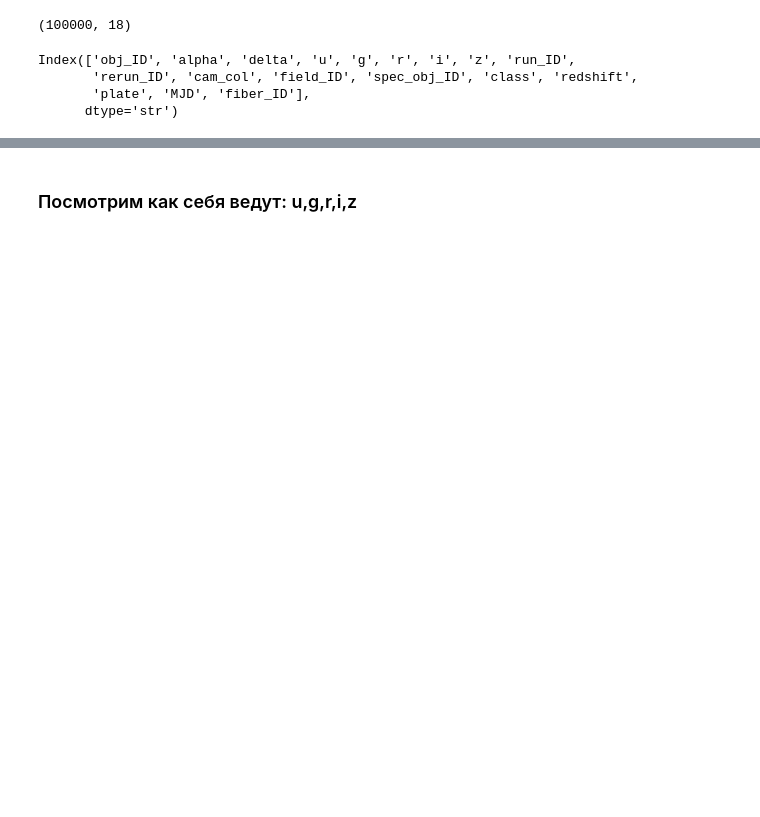
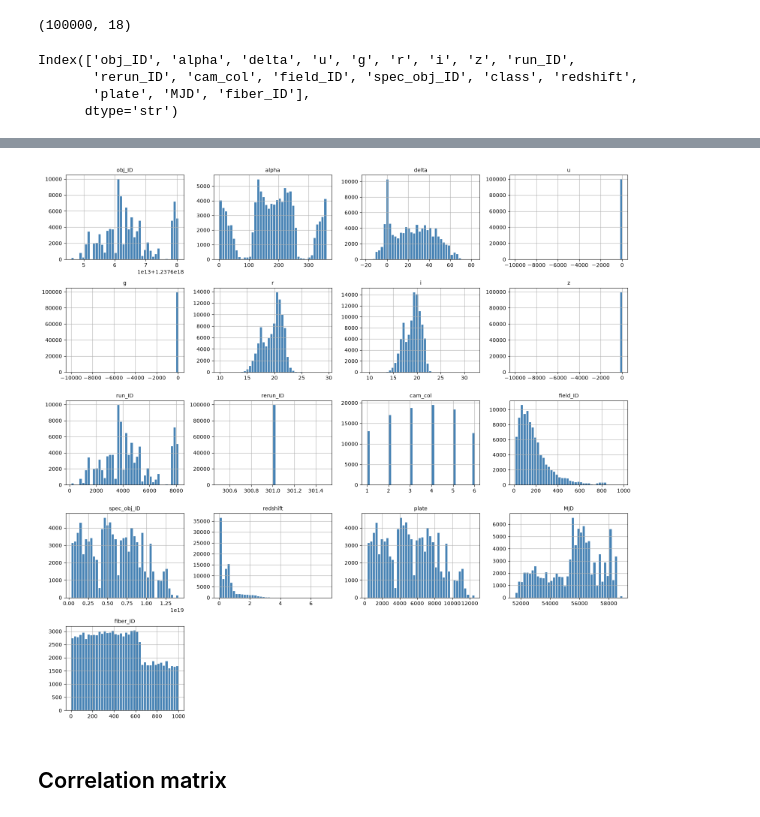
Before and after one commit to kusakabeka/ml-start-practice, a Jupyter notebook: seminar-01-sdss-classification/notebooks/eda-notebook.ipynb, the cells around one changed output, grey strips where cells are left out. Saved outputs shown, nothing was run; the diff lists cells and outputs as text; code cells hidden in the pictures; blank space fills up the shorter version.

```diff
--- a/seminar-01-sdss-classification/notebooks/eda-notebook.ipynb
+++ b/seminar-01-sdss-classification/notebooks/eda-notebook.ipynb
@@ -140,3 +107,20 @@ Text(0, 0.5, 'number of objects')
 # %%
-df.head()
+numeric_cols = df.select_dtypes(include=np.number).columns.tolist()
+
+#number of columns
+n_cols = len(numeric_cols)
+n_rows = (n_cols + 3) // 4
+
+fig, axes = plt.subplots(n_rows, 4, figsize=(16, n_rows * 3))
+axes = axes.flatten()
+
+for i, col in enumerate(numeric_cols):
+    df[col].hist(bins=40, ax=axes[i], color='steelblue', edgecolor='white')
+    axes[i].set_title(col, fontsize=10)
+
+for j in range(len(numeric_cols), len(axes)):
+    axes[j].set_visible(False)
+
+plt.tight_layout()
+plt.show()
 # %% [output]
@@ -149,3 +127,4 @@ df.head()
+[figure, added]
 # %% [markdown]
-### Посмотрим как себя ведут: u,g,r,i,z
+## Correlation matrix
 # %%
```
Also changed, not shown: parts of 26 cells of this notebook.
